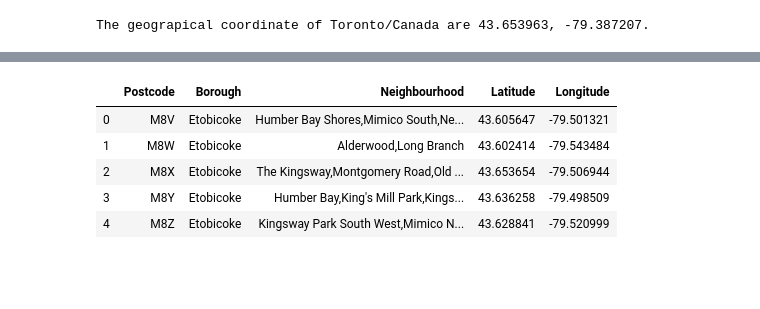
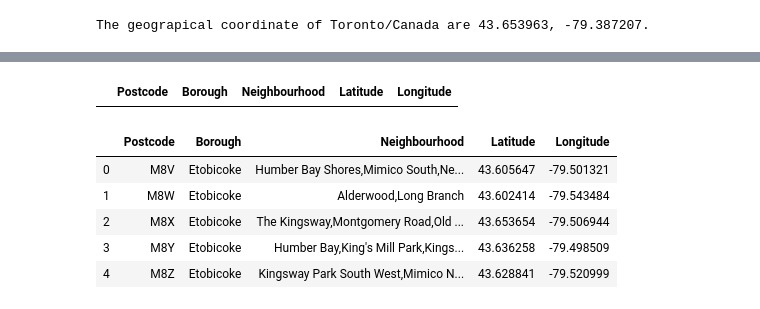
Before and after one commit to bcdatascience/Coursera_Capstone, a Jupyter notebook: Segmenting_Neighborhoods_Toronto.ipynb, the cells around one changed output, grey strips where cells are left out. Saved outputs shown, nothing was run; the diff lists cells and outputs as text; code cells hidden in the pictures; blank space fills up the shorter version.

```diff
--- a/Segmenting_Neighborhoods_Toronto.ipynb
+++ b/Segmenting_Neighborhoods_Toronto.ipynb
@@ -71,6 +74,11 @@ for lat, lng, borough, neighborhood in zip(neighborhoods['Latitude'], neighborho
 map_toronto
 # %% [output]
 [interactive output not drawn]
+# %%
+toronto_data = neighborhoods[neighborhoods['Borough'] == 'Toronto'].reset_index(drop=True)
+toronto_data.head()
+# %% [output]
+|  | Postcode | Borough | Neighbourhood | Latitude | Longitude |
 # %%
 Etobicoke_data = neighborhoods[neighborhoods['Borough'] == 'Etobicoke'].reset_index(drop=True)
 Etobicoke_data.head()
```
Also changed, not shown: parts of 8 cells of this notebook, 7 other files.
